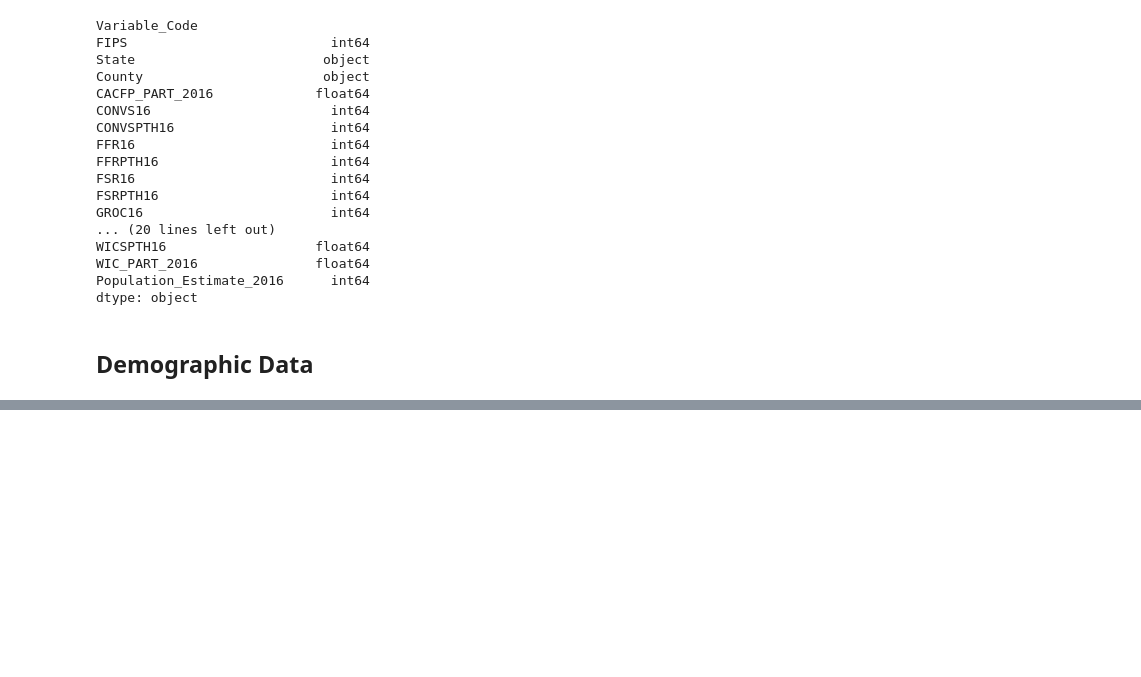
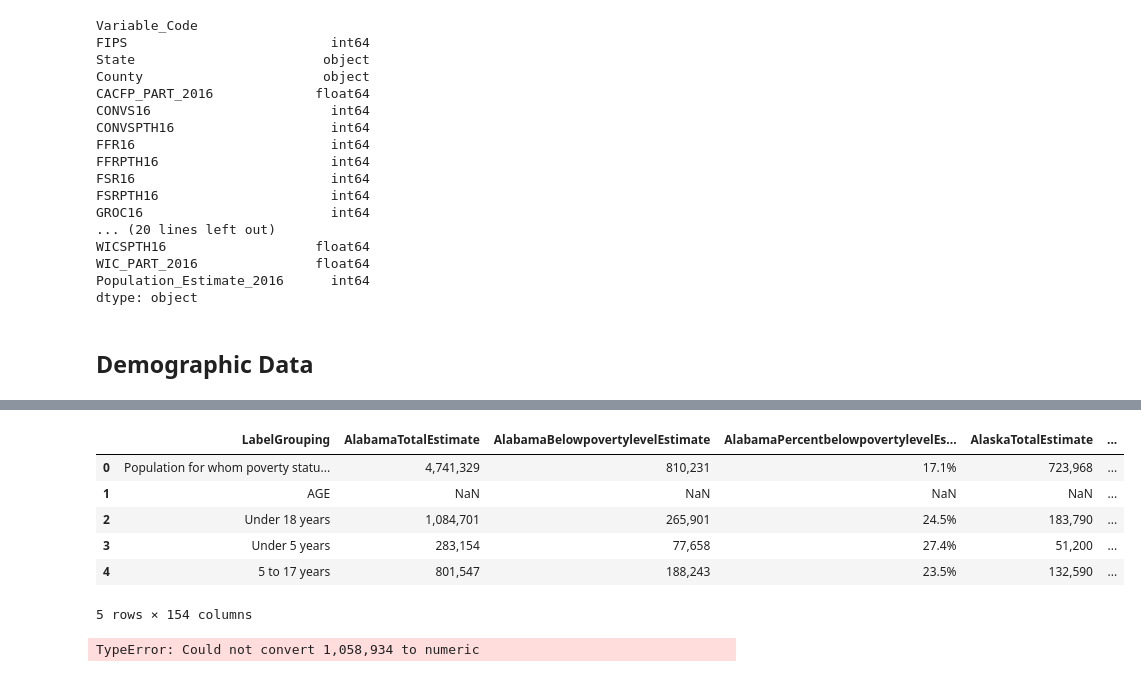
Before and after one commit to gabbycjames/DataScience_Capstone, a Jupyter notebook: DataWrangling2.ipynb, the cells around one changed output, grey strips where cells are left out. Saved outputs shown, nothing was run; the diff lists cells and outputs as text; code cells hidden in the pictures; blank space fills up the shorter version.

```diff
--- a/DataWrangling2.ipynb
+++ b/DataWrangling2.ipynb
@@ -694,0 +914,14 @@ data_state_county = pd.read_csv(file_food_atlas)
+# %%
+demo.head()
+# %% [output]
+|  | LabelGrouping | AlabamaTotalEstimate | AlabamaBelowpovertylevelEstimate | AlabamaPercentbelowpovertylevelEs... | AlaskaTotalEstimate | ... |
+| 0 | Population for whom poverty statu... | 4,741,329 | 810,231 | 17.1% | 723,968 | ... |
+| 1 | AGE | NaN | NaN | NaN | NaN | ... |
+| 2 | Under 18 years | 1,084,701 | 265,901 | 24.5% | 183,790 | ... |
+| 3 | Under 5 years | 283,154 | 77,658 | 27.4% | 51,200 | ... |
+| 4 | 5 to 17 years | 801,547 | 188,243 | 23.5% | 132,590 | ... |
+5 rows × 154 columns
+# %%
+pivot_demo = demo.pivot_table(index='LabelGrouping')
+# %% [output]
+TypeError: Could not convert 1,058,934 to numeric
```
Also changed, not shown: parts of 26 cells of this notebook.
